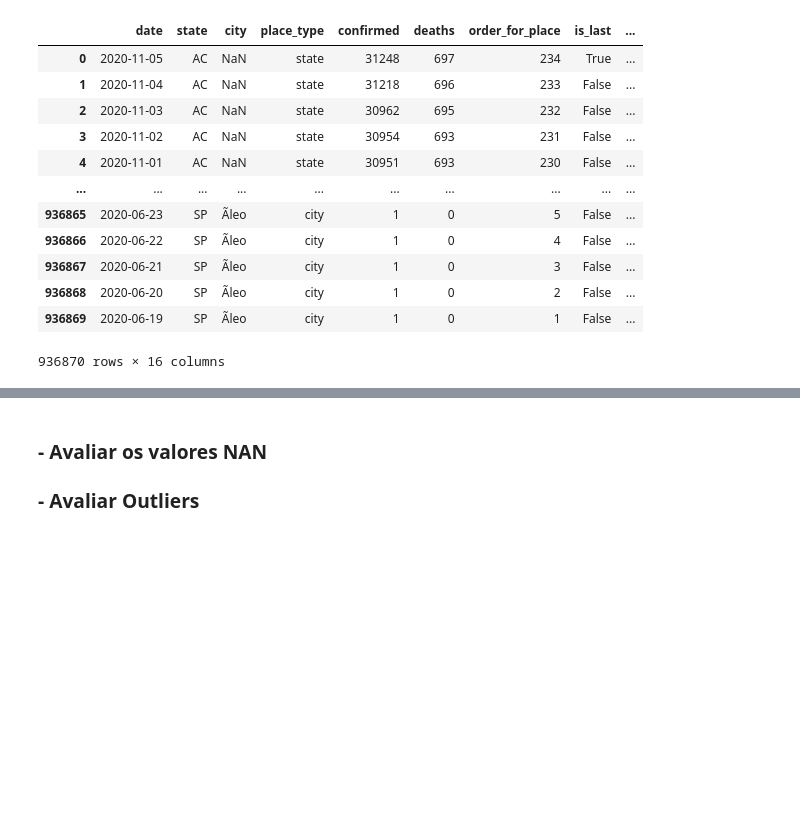
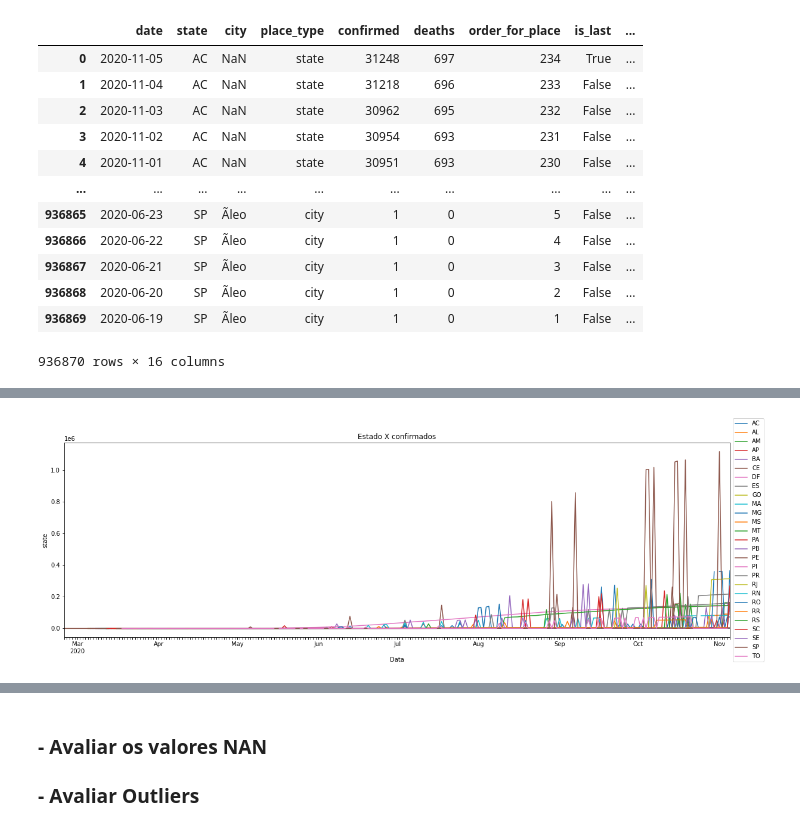
Before and after one commit to Kensawa94/Portifolio-Alura, a Jupyter notebook: Desafios/Desafio_modulo_1/Desafio_1_COVID.ipynb, the cells around one changed output, grey strips where cells are left out. Saved outputs shown, nothing was run; the diff lists cells and outputs as text; code cells hidden in the pictures; blank space fills up the shorter version.

```diff
--- a/Desafios/Desafio_modulo_1/Desafio_1_COVID.ipynb
+++ b/Desafios/Desafio_modulo_1/Desafio_1_COVID.ipynb
@@ -162,0 +176,9 @@ KeyError: ignored
+# %%
+pivot_state_conf =  data.pivot_table(index='Data', columns='state', values='confirmed')
+ax = pivot_state_conf.plot(xticks=pivot_state_conf.index,figsize =(20, 6))
+ylab = ax.set_ylabel('state')
+plt.legend(loc='center left', bbox_to_anchor=(1.0, 0.5))
+plt.title("Estado X confirmados")
+plt.show()
+# %% [output]
+[figure, added]
```
Also changed, not shown: parts of 9 cells of this notebook.
